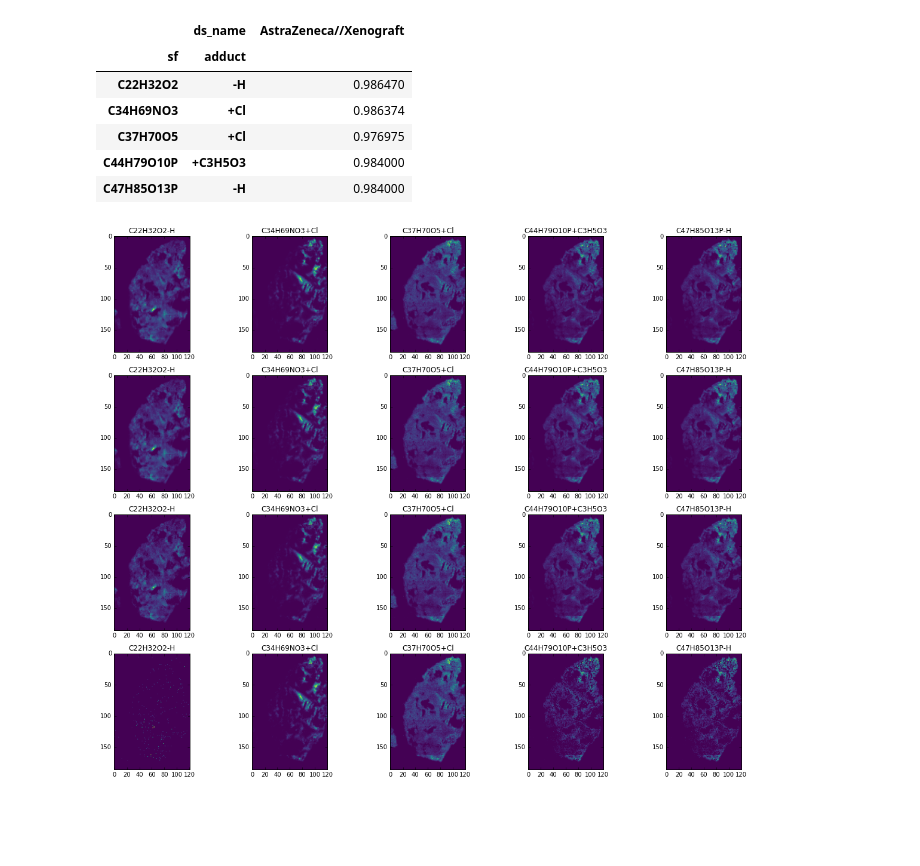
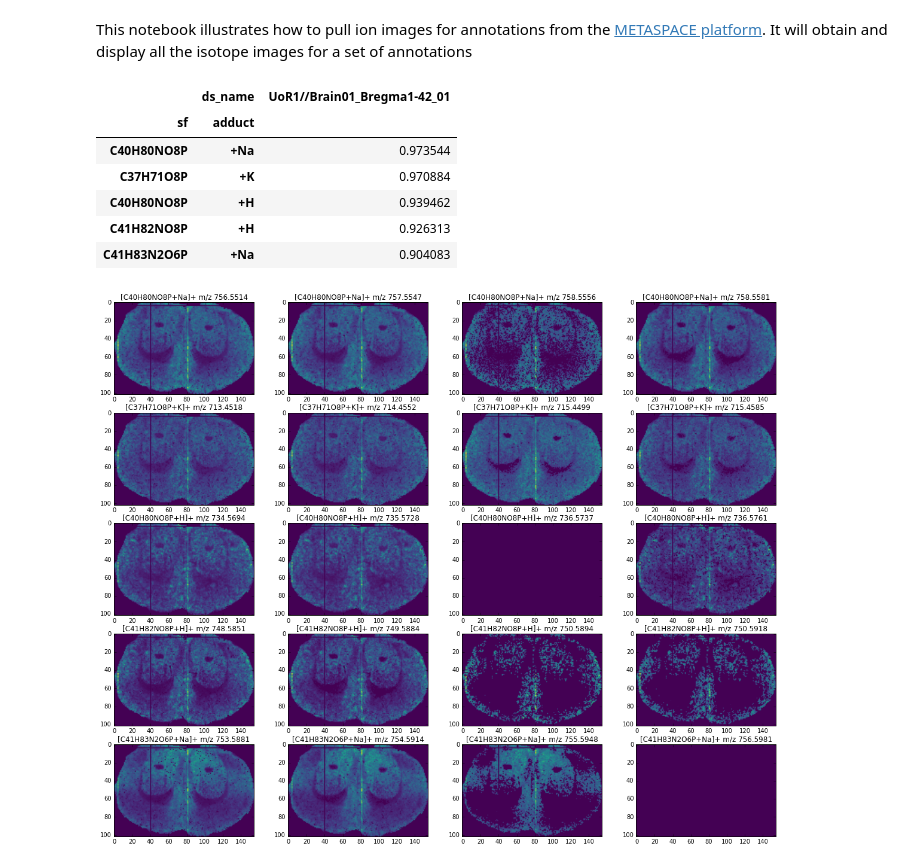
Before and after one commit to metaspace2020/metaspace, a Jupyter notebook: metaspace/python-client/example/iso_img_retrieval.ipynb, the cells around one changed output. Drawn from its saved outputs; the diff is of its cells as text; code cells hidden in the pictures; blank space fills up the shorter version.

```diff
--- a/metaspace/python-client/example/iso_img_retrieval.ipynb
+++ b/metaspace/python-client/example/iso_img_retrieval.ipynb
@@ -19,22 +6,32 @@ limit = 5
+# %% [markdown]
+This notebook illustrates how to pull ion images for annotations from the [METASPACE platform](annotate.metaspace2020.eu). It will obtain and display all the isotope images for a set of annotations
+# %%
+# Choose the dataset name to get isotope images for
+ds_name = 'UoR1//Brain01_Bregma1-42_01'
 # %%
+sm = SMInstance()
 d = sm.dataset(ds_name)
-results = sm.msm_scores([d], d.annotations()[:limit]).T
-results
+results = sm.msm_scores([d], d.annotations()).T.sort_values(by=ds_name, ascending=False)
+results.head()
 # %% [output]
-|  | ds_name | AstraZeneca//Xenograft |
+|  | ds_name | UoR1//Brain01_Bregma1-42_01 |
 | sf | adduct |  |
-| C22H32O2 | -H | 0.986470 |
-| C34H69NO3 | +Cl | 0.986374 |
-| C37H70O5 | +Cl | 0.976975 |
-| C44H79O10P | +C3H5O3 | 0.984000 |
-| C47H85O13P | -H | 0.984000 |
+| C40H80NO8P | +Na | 0.973544 |
+| C37H71O8P | +K | 0.970884 |
+| C40H80NO8P | +H | 0.939462 |
+| C41H82NO8P | +H | 0.926313 |
+| C41H83N2O6P | +Na | 0.904083 |
 # %%
+limit = 5 # number of annotations to get
 plt.figure(figsize=(20, 16))
-for i, row in enumerate(results.reset_index().itertuples()):
-    images = d.isotope_images(row.sf, row.adduct)
+for ii in range(limit):
+    row = results.iloc[ii]
+    (sf, adduct) = row.name
+    images = d.isotope_images(sf, adduct)
     for j, im in enumerate(images):
-        plt.subplot(4, limit, j * limit + i + 1)
-        plt.title(row.sf + row.adduct)
+        plt.subplot(limit, 4, ii * 4 + j + 1)
+        plt.title("[{}{}]+ m/z {}".format(sf, adduct, images.peak(index=j)))
         plt.imshow(images[j], cmap='viridis')
+plt.show()
 # %% [output]
-[figure, old version]
+[figure, new version]
```
Also changed, not shown: parts of 6 cells of this notebook, 4 other files.
